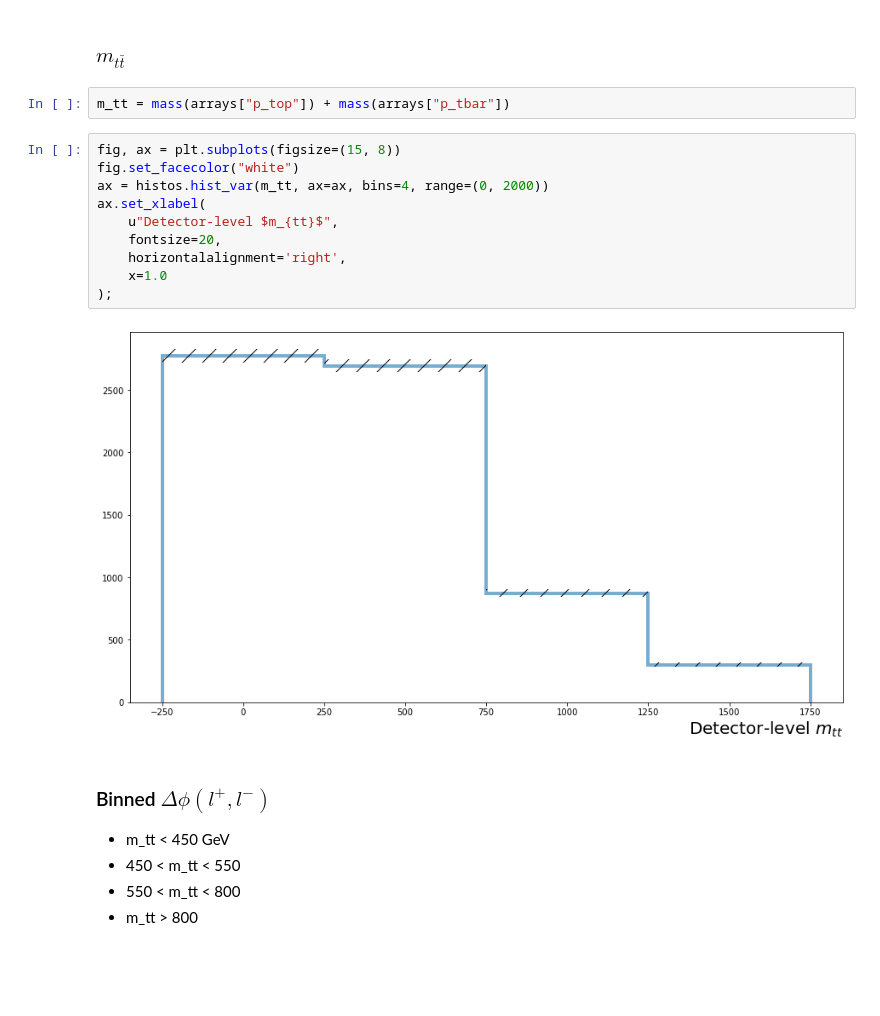
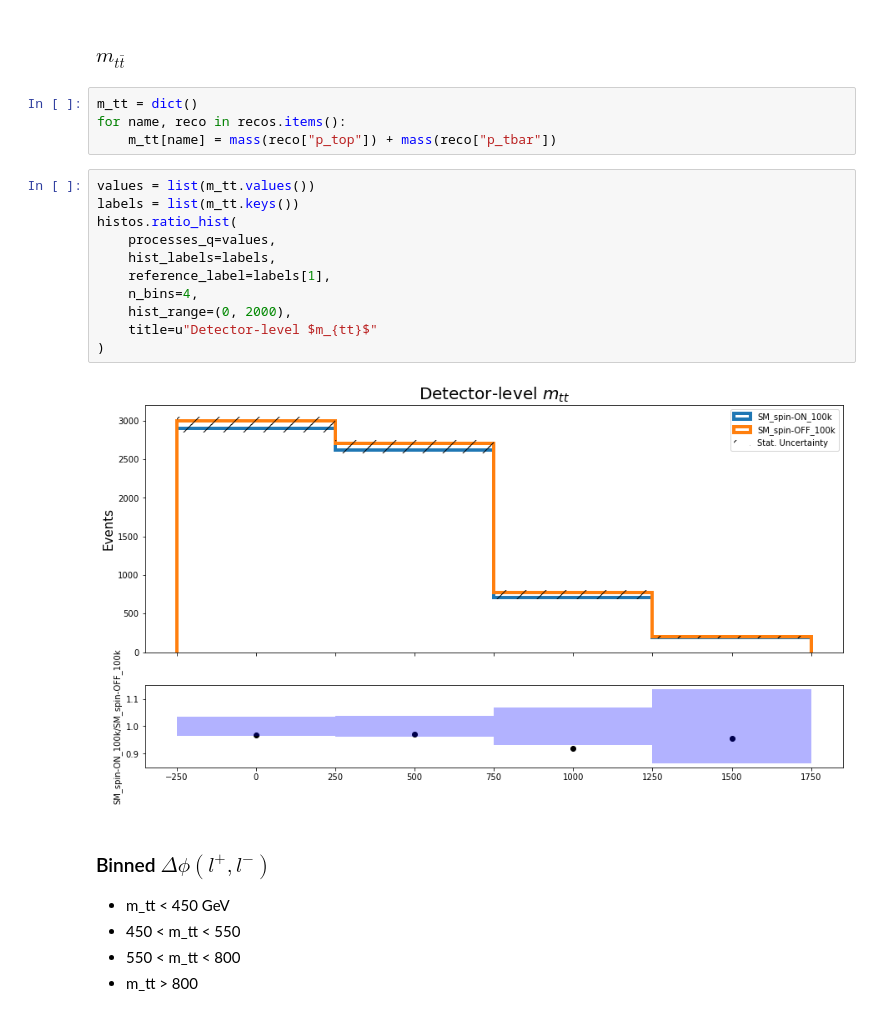
Before and after one commit to cmpatino/optimal-observables, a Jupyter notebook: consistency_checks/Observables.ipynb, the cells around one changed output. Saved outputs shown, nothing was run; the diff lists cells and outputs as text; blank space fills up the shorter version.

```diff
--- a/consistency_checks/Observables.ipynb
+++ b/consistency_checks/Observables.ipynb
@@ -47,19 +55,22 @@ ax.set_xlabel(
 # %% [markdown]
 ### $m_{t\bar{t}}$
-# %%
-m_tt = mass(arrays["p_top"]) + mass(arrays["p_tbar"])
-# %%
-fig, ax = plt.subplots(figsize=(15, 8))
-fig.set_facecolor("white")
-ax = histos.hist_var(m_tt, ax=ax, bins=4, range=(0, 2000))
-ax.set_xlabel(
-    u"Detector-level $m_{tt}$",
-    fontsize=20,
-    horizontalalignment='right',
-    x=1.0
-);
-# %% [output]
-[figure, removed]
+# %%
+m_tt = dict()
+for name, reco in recos.items():
+    m_tt[name] = mass(reco["p_top"]) + mass(reco["p_tbar"])
+# %%
+values = list(m_tt.values())
+labels = list(m_tt.keys())
+histos.ratio_hist(
+    processes_q=values,
+    hist_labels=labels,
+    reference_label=labels[1],
+    n_bins=4,
+    hist_range=(0, 2000),
+    title=u"Detector-level $m_{tt}$"
+)
+# %% [output]
+[figure, added]
 # %% [markdown]
 ### Binned $\Delta \phi(l^{+}, l^{-})$
 
```
Also changed, not shown: parts of 11 cells of this notebook.
